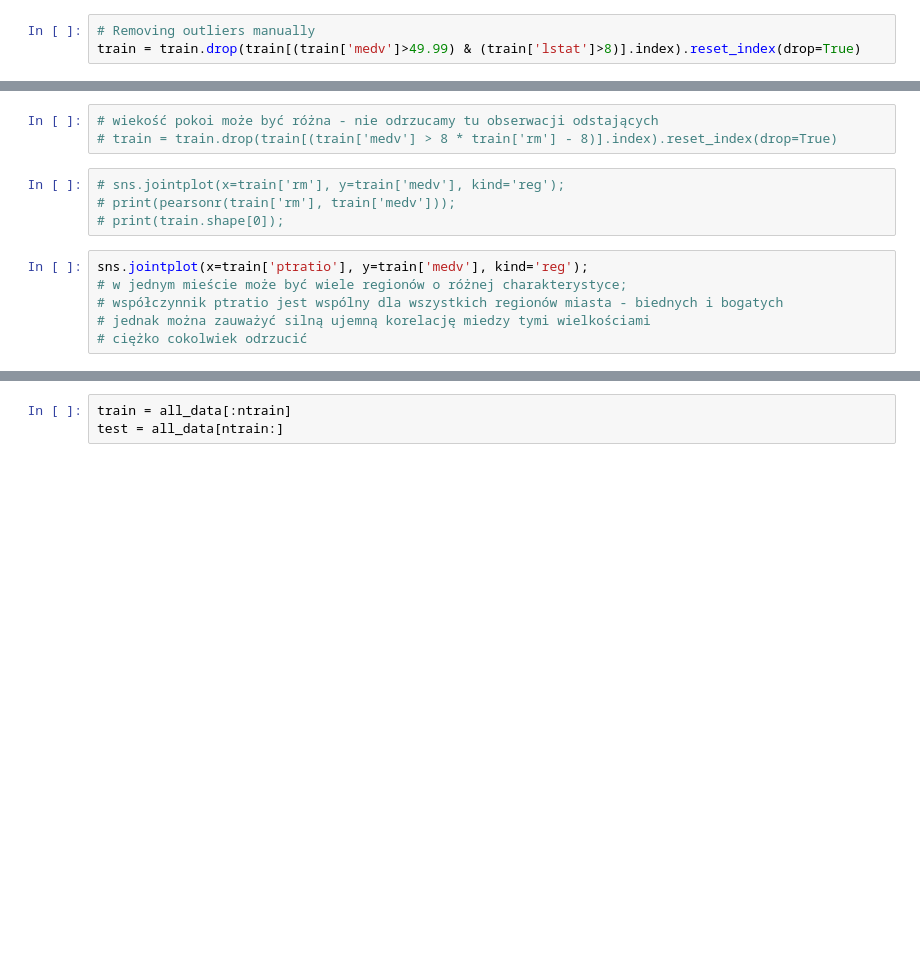
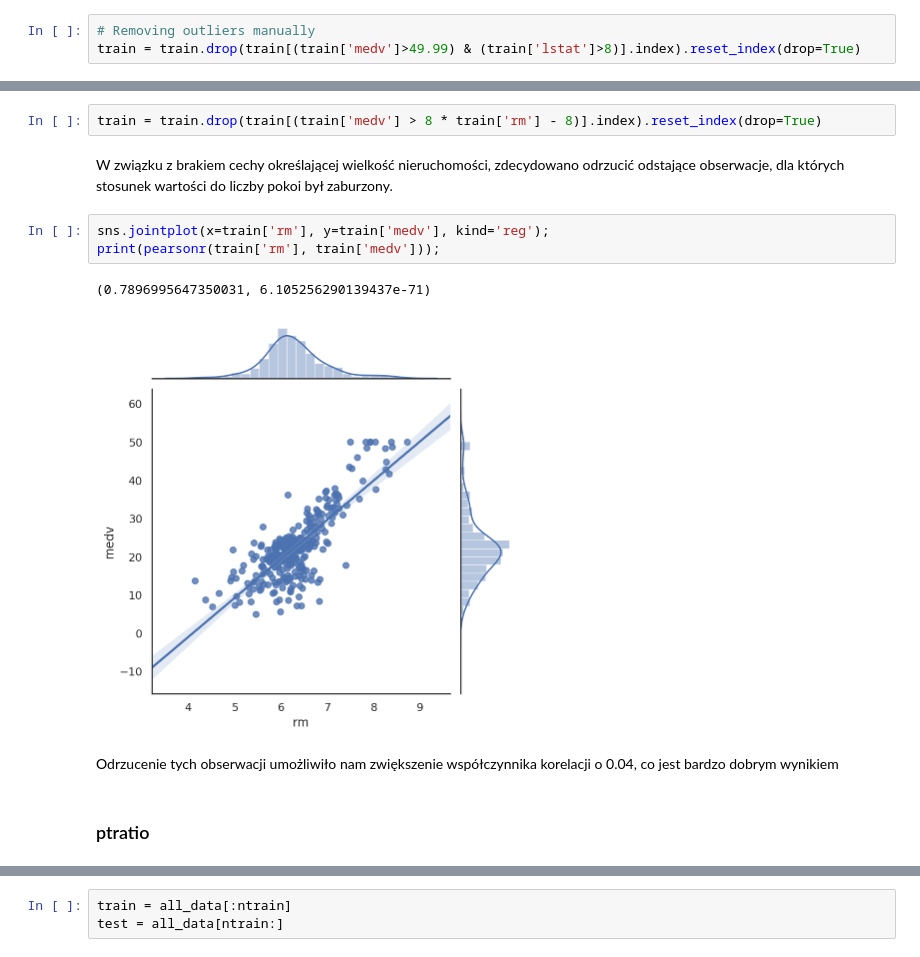
Before and after one commit to rose-n-dan/House-Price-Prediction, a Jupyter notebook: Project Documentation.ipynb, the cells around one changed output, grey strips where cells are left out. Drawn from its saved outputs; the diff is of its cells as text; blank space fills up the shorter version.

```diff
--- a/Project Documentation.ipynb
+++ b/Project Documentation.ipynb
@@ -172,13 +298,14 @@ sns.jointplot(x=train['rm'], y=train['medv'], kind='reg');
 # %%
-# wiekość pokoi może być różna - nie odrzucamy tu obserwacji odstających
-# train = train.drop(train[(train['medv'] > 8 * train['rm'] - 8)].index).reset_index(drop=True)
+train = train.drop(train[(train['medv'] > 8 * train['rm'] - 8)].index).reset_index(drop=True)
+# %% [markdown]
+W związku z brakiem cechy określającej wielkość nieruchomości, zdecydowano odrzucić odstające obserwacje, dla których stosunek wartości do liczby pokoi był zaburzony.
 # %%
-# sns.jointplot(x=train['rm'], y=train['medv'], kind='reg');
-# print(pearsonr(train['rm'], train['medv']));
-# print(train.shape[0]);
+sns.jointplot(x=train['rm'], y=train['medv'], kind='reg');
+print(pearsonr(train['rm'], train['medv']));
+# %% [output]
+(0.7896995647350031, 6.105256290139437e-71)
+[figure, added]
-# %%
-sns.jointplot(x=train['ptratio'], y=train['medv'], kind='reg');
-# w jednym mieście może być wiele regionów o różnej charakterystyce;
-# współczynnik ptratio jest wspólny dla wszystkich regionów miasta - biednych i bogatych
-# jednak można zauważyć silną ujemną korelację miedzy tymi wielkościami
-# ciężko cokolwiek odrzucić
+# %% [markdown]
+Odrzucenie tych obserwacji umożliwiło nam zwiększenie współczynnika korelacji o 0.04, co jest bardzo dobrym wynikiem
+# %% [markdown]
+### ptratio
```
Also changed, not shown: parts of 80 cells of this notebook.
